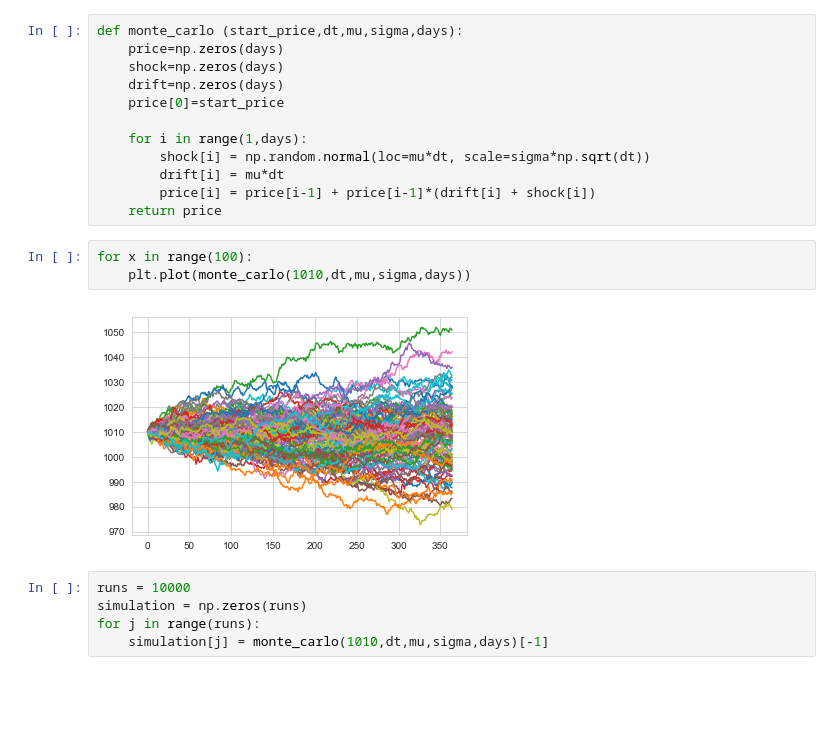
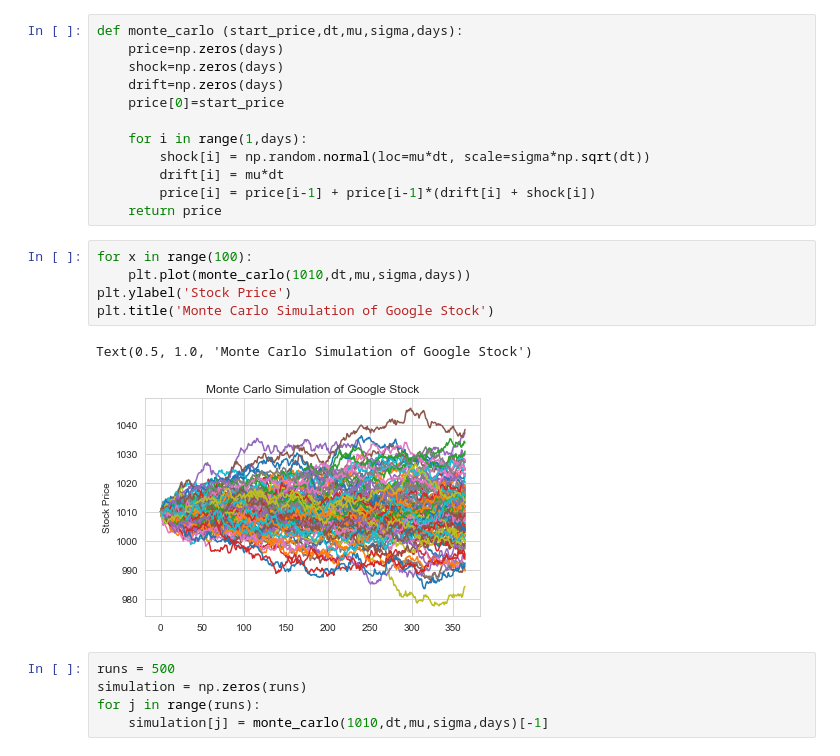
Before and after one commit to kimdang/Stock-Market-Analysis, a Jupyter notebook: Stock Market Analysis.ipynb, the cells around one changed output. Saved outputs shown, nothing was run; the diff lists cells and outputs as text; blank space fills up the shorter version.

```diff
--- a/Stock Market Analysis.ipynb
+++ b/Stock Market Analysis.ipynb
@@ -182,10 +190,13 @@ def monte_carlo (start_price,dt,mu,sigma,days):
 # %%
 for x in range(100):
     plt.plot(monte_carlo(1010,dt,mu,sigma,days))
+plt.ylabel('Stock Price')
+plt.title('Monte Carlo Simulation of Google Stock')
 # %% [output]
+Text(0.5, 1.0, 'Monte Carlo Simulation of Google Stock')
-[figure, old version]
+[figure, new version]
 # %%
-runs = 10000
+runs = 500
 simulation = np.zeros(runs)
 for j in range(runs):
     simulation[j] = monte_carlo(1010,dt,mu,sigma,days)[-1]
```
Also changed, not shown: parts of 22 cells of this notebook.
